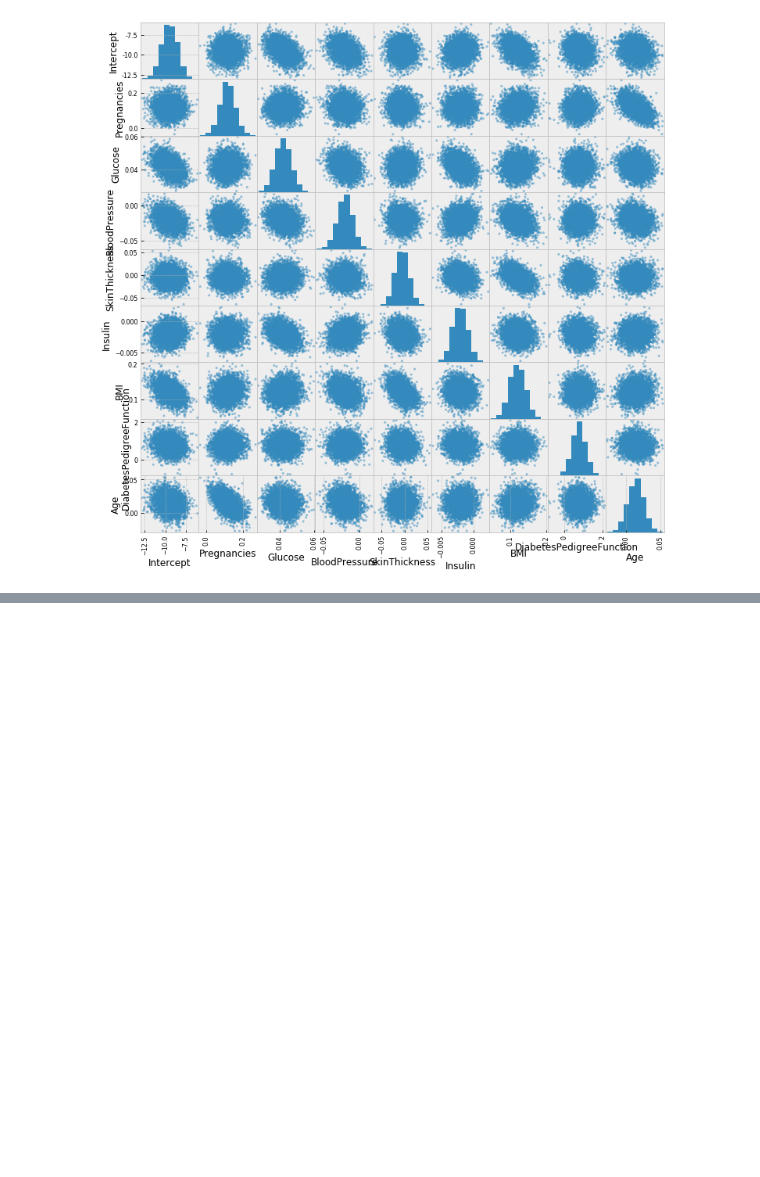
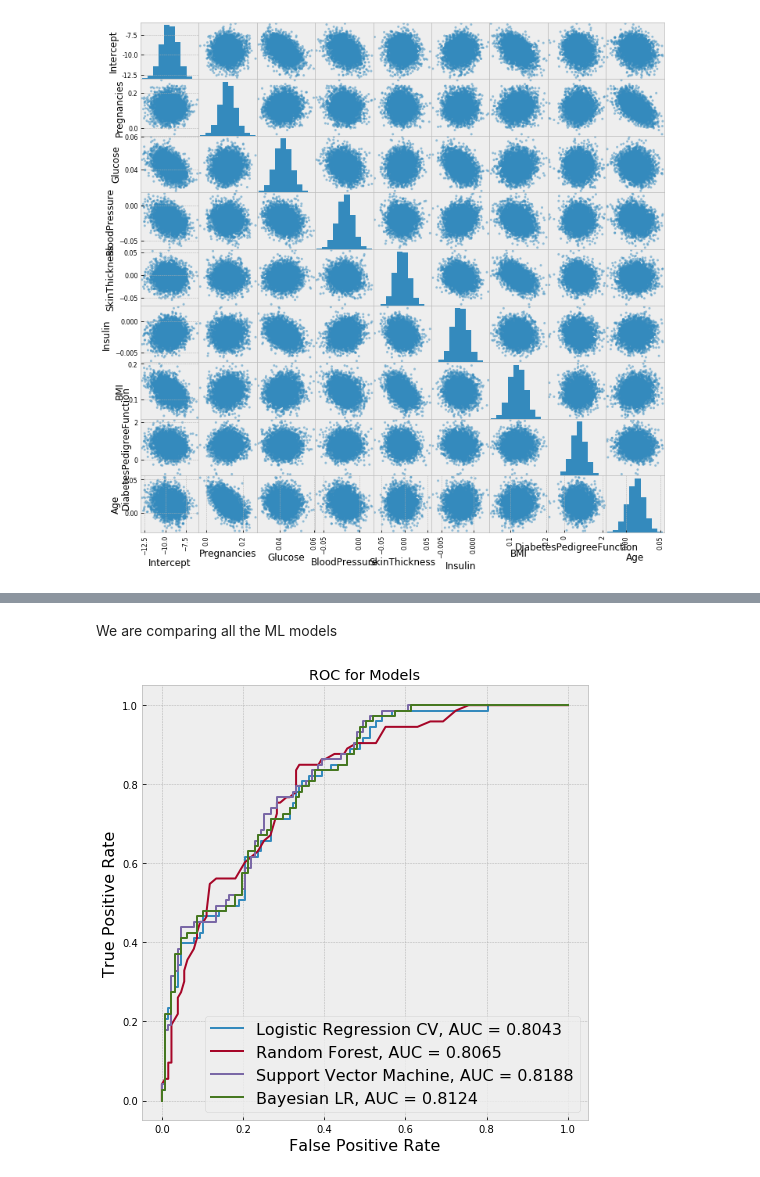
Before and after one commit to sidhant-guliani/bayesian_lin_regression_project, a Jupyter notebook: data_analysis_DiabetesDataset/DataAnalysis_diabetes.ipynb, the cells around one changed output, grey strips where cells are left out. Saved outputs shown, nothing was run; the diff lists cells and outputs as text; code cells hidden in the pictures; blank space fills up the shorter version.

Commit message:
bayesian prediction probablility function added

```diff
--- a/data_analysis_DiabetesDataset/DataAnalysis_diabetes.ipynb
+++ b/data_analysis_DiabetesDataset/DataAnalysis_diabetes.ipynb
@@ -511,3 +522,30 @@ scatter_matrix(trace_to_dataframe(trace_robust), figsize=(12,12));
+# %%
+# Find a single probabilty estimate using the mean value of variables in a trace
+def find_probs(trace, data):
+
+    # Find the means and std of the variables
+    means_dict = {}
+    std_dict = {}
+    for var in trace.varnames:
+        means_dict[var] = np.mean(trace[var])
+        std_dict[var] = np.std(trace[var])
+
+    probs = []
+    mean_array = np.array(list(means_dict.values()))
+
+    # Need an intercept term in the data
+    data['Intercept'] = 1
+    data = data[list(means_dict.keys())]
+
+    # Calculate the probability for each observation in the data
+    for _, row in data.iterrows():
+        # First the log odds
+        logit = np.dot(row, mean_array)
+        # Convert the log odds to a probability
+        probability = 1 / (1 + np.exp(-logit))
+        probs.append(probability)
+
+    return probs
 # %%
 blr_probs = find_probs(trace_robust, X_test)
 
@@ -519,0 +560,21 @@ NameError: name 'find_probs' is not defined
+# %% [markdown]
+We are comparing all the ML models
+# %%
+
+labels = ['Logistic Regression CV', 'Random Forest', 'Support Vector Machine',
+         'Bayesian LR']
+
+plt.figure(figsize = (8, 8))
+
+for i, probs in enumerate([lr_pred_proba, rf_pred_proba, svc_pred_proba, blr_probs]):
+  fpr, tpr, thresholds = roc_curve(y_test, probs)
+  auc = roc_auc_score(y_test, probs)
+  plt.plot(fpr, tpr, label = '%s, AUC = %0.4f' % (labels[i], auc))
+
+plt.xlabel('False Positive Rate', size = 16)
+plt.ylabel('True Positive Rate', size = 16)
+plt.legend(prop={'size': 16})
+plt.title('ROC for Models')
+plt.show();
+# %% [output]
+[figure, added]
```
Also changed, not shown: parts of 12 cells of this notebook.
